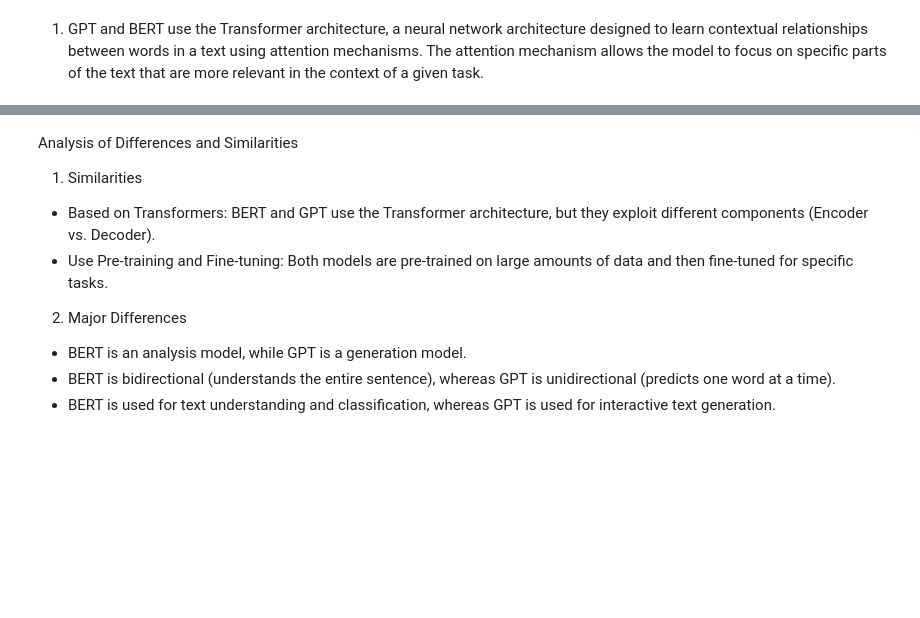
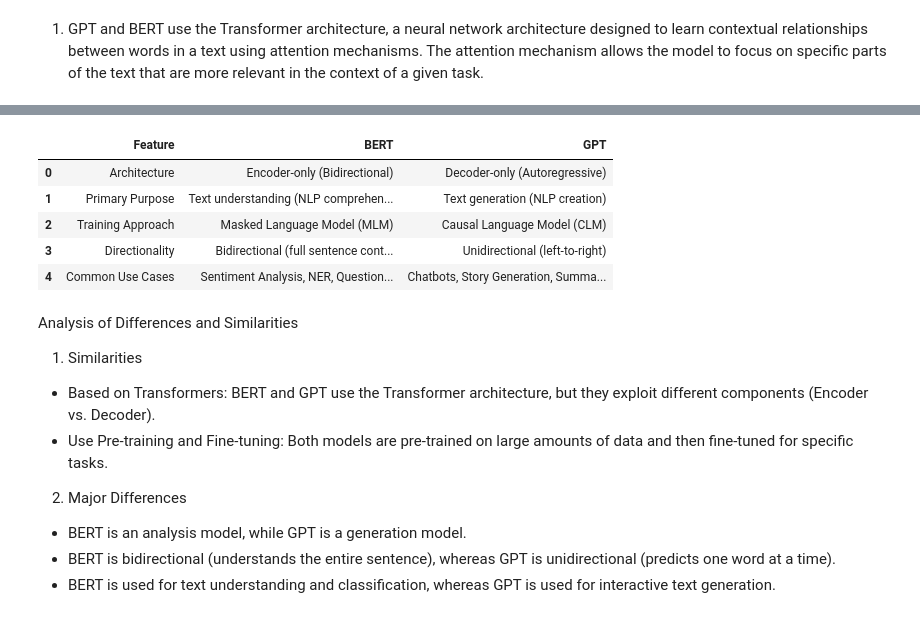
Before and after one commit to a-Hachem/GenAI-ML-BootCamp-PSTB, a Jupyter notebook: Week5/Exercices_XP_W5_D3.ipynb, the cells around one changed output, grey strips where cells are left out. Saved outputs shown, nothing was run; the diff lists cells and outputs as text; code cells hidden in the pictures; blank space fills up the shorter version.

Commit message:
Modification du tabelau de comparaison Bert vs GPT

```diff
--- a/Week5/Exercices_XP_W5_D3.ipynb
+++ b/Week5/Exercices_XP_W5_D3.ipynb
@@ -314,3 +287,12 @@ print(table)
+# %%
+df.head()
+# %% [output]
+|  | Feature | BERT | GPT |
+| 0 | Architecture | Encoder-only (Bidirectional) | Decoder-only (Autoregressive) |
+| 1 | Primary Purpose | Text understanding (NLP comprehen... | Text generation (NLP creation) |
+| 2 | Training Approach | Masked Language Model (MLM) | Causal Language Model (CLM) |
+| 3 | Directionality | Bidirectional (full sentence cont... | Unidirectional (left-to-right) |
+| 4 | Common Use Cases | Sentiment Analysis, NER, Question... | Chatbots, Story Generation, Summa... |
 # %% [markdown]
 Analysis of Differences and Similarities
 
```
Also changed, not shown: parts of 1 cell of this notebook.
